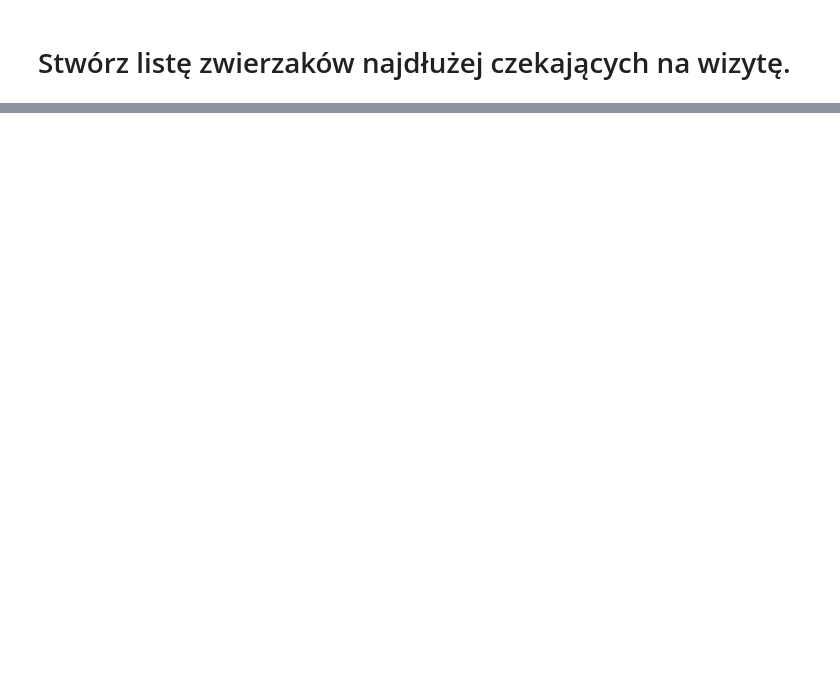
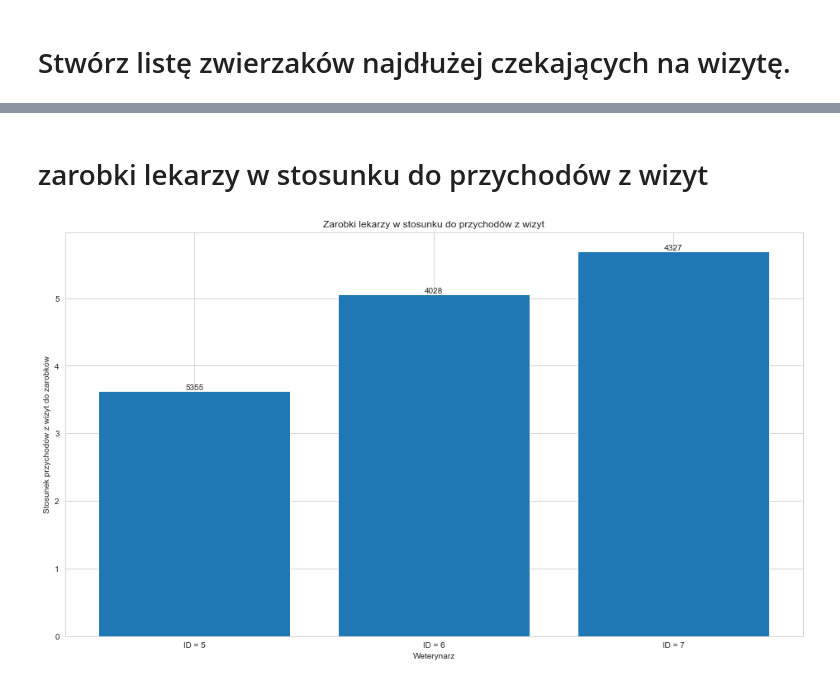
Before and after one commit to rogulforce/vet_clinic, a Jupyter notebook: final_code/analysis.ipynb, the cells around one changed output, grey strips where cells are left out. Saved outputs shown, nothing was run; the diff lists cells and outputs as text; code cells hidden in the pictures; blank space fills up the shorter version.

```diff
--- a/final_code/analysis.ipynb
+++ b/final_code/analysis.ipynb
@@ -36,0 +122,33 @@ sns.scatterplot(data=df)
+# %% [markdown]
+# zarobki lekarzy w stosunku do przychodów z wizyt
+# %%
+cur.execute('''select salary, employeeID from employees where position = 'Weterynarz';
+''')
+
+records1 = cur.fetchall()
+
+cur.execute('''select employeeID, sum(cost) from visits where real_date is not null
+group by employeeID, year(real_date), month(real_date) ;
+''')
+records2 = cur.fetchall()
+records2 = [(item[0], int(item[1])) for item in records2]
+df = pd.DataFrame(data={'vet': [item[0] for item in records2], 'sum': [item[1] for item in records2]})
+df = df.groupby('vet').agg(np.mean).reset_index()
+df['sum'] = df['sum']/[int(it[0]) for it in records1]
+
+xdata = df['vet']
+ydata = df['sum']
+x_labels = [int(it[0]) for it in records1]
+
+line = plt.bar(xdata, ydata)
+plt.xlabel("Weterynarz")
+plt.ylabel("Stosunek przychodów z wizyt do zarobków")
+
+for i in range(len(ydata)):
+    plt.annotate(x_labels[i], xy = (xdata[i], ydata[i]),ha='center', va = 'bottom')
+
+plt.xticks(xdata,[f'ID = {it}' for it in xdata])
+plt.title("Zarobki lekarzy w stosunku do przychodów z wizyt")
+plt.show()
+# %% [output]
+[figure, added]
```
Also changed, not shown: parts of 11 cells of this notebook, 2 other files.
